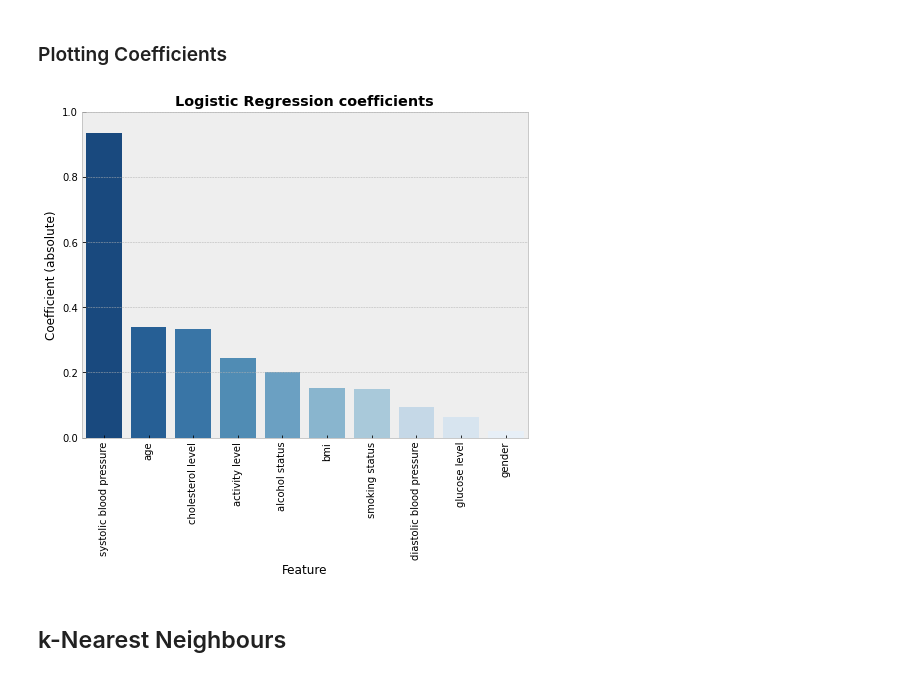
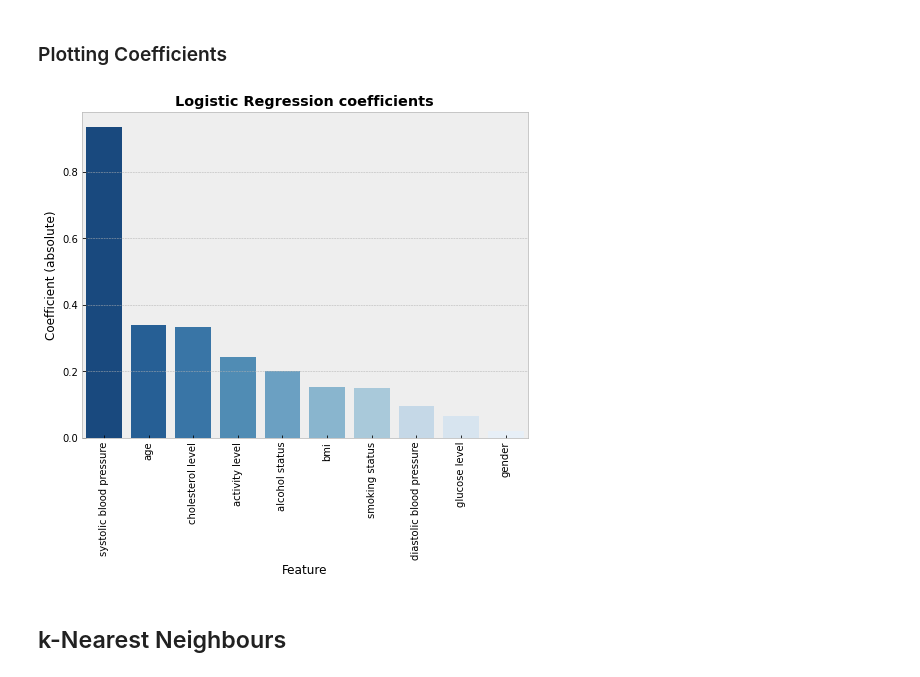
Before and after one commit to jackbustertann/cardiovascular_disease_detection, a Jupyter notebook: index.ipynb, the cells around one changed output. Cells and saved outputs as stored; diff of their text form; code cells hidden in the pictures.

```diff
--- a/index.ipynb
+++ b/index.ipynb
@@ -92,20 +93,19 @@ precision = 0.734, recall = 0.728, f1-score = 0.731
 # %%
 lr_coeffs = pd.DataFrame(list(zip(X_train_scaled.columns, np.absolute(lr_model.coef_[0]))), columns = ['feature', 'coefficient magnitude'])
 lr_coeffs_sorted = lr_coeffs.sort_values(by = 'coefficient magnitude', ascending = False)
 
 plt.style.use('bmh')
 
 fig = plt.figure(figsize = (8,6))
 ax = fig.add_subplot(111)
 sns.barplot(data = lr_coeffs_sorted, x = 'feature', y = 'coefficient magnitude', ax = ax, palette = 'Blues_r')
 ax.set_title('Logistic Regression coefficients', fontweight = 'bold')
 ax.set_xlabel('Feature')
 ax.set_ylabel('Coefficient (absolute)')
 ax.set_xticklabels(['systolic blood pressure', 'age', 'cholesterol level', 'activity level', 'alcohol status', 'bmi', 'smoking status', 'diastolic blood pressure', 'glucose level', 'gender'])
-ax.set_yticks(np.arange(0,1.2,0.2))
 plt.xticks(rotation = 90);
 # %% [output]
-[figure, old version]
+[figure, new version]
 # %% [markdown]
 ## k-Nearest Neighbours
 # %% [markdown]
```
Also changed, not shown: parts of 36 cells of this notebook, 2 other files.
